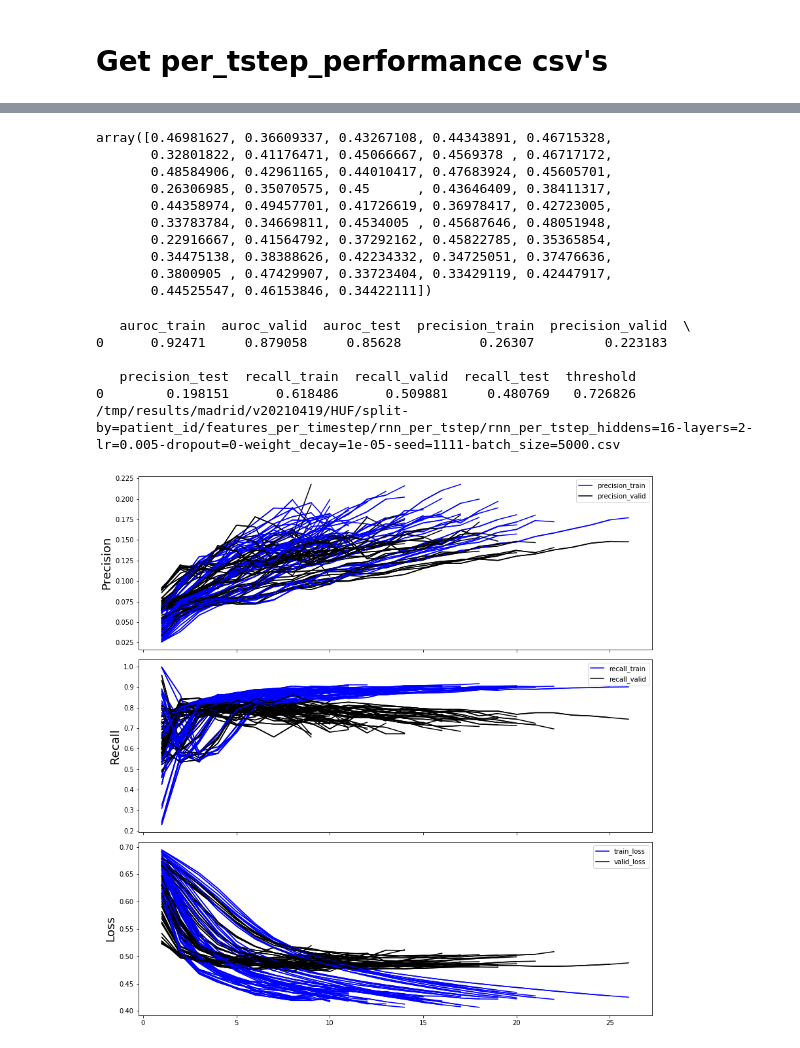
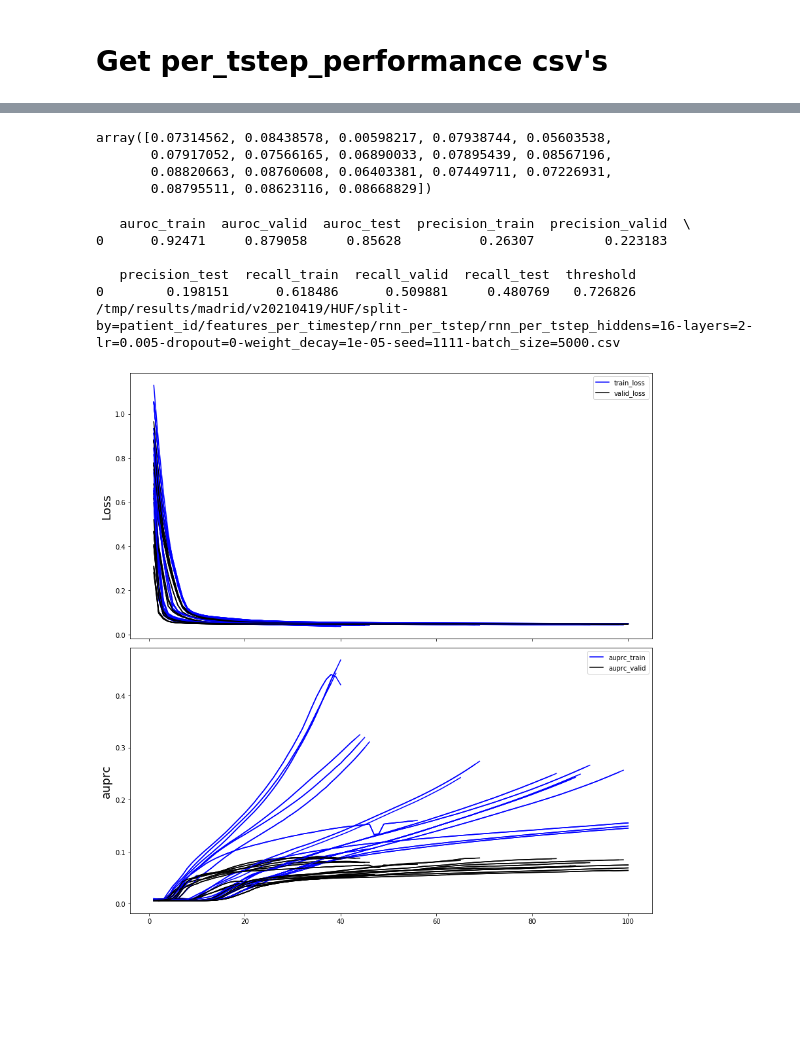
Before and after one commit to tufts-ml/time_series_prediction, a Jupyter notebook: scripts/madrid/notebooks/rnn_debugging_notebook.ipynb, the cells around one changed output, grey strips where cells are left out. Drawn from its saved outputs; the diff is of its cells as text; code cells hidden in the pictures; blank space fills up the shorter version.

```diff
--- a/scripts/madrid/notebooks/rnn_debugging_notebook.ipynb
+++ b/scripts/madrid/notebooks/rnn_debugging_notebook.ipynb
@@ -346,34 +365,33 @@ per_tstep_jsons = glob.glob(os.path.join(per_tstep_dir, 'rnn_per_tstep*.json'))
 #
 precision_train_np = np.zeros(len(per_tstep_csvs))
 recall_train_np = np.zeros(len(per_tstep_csvs))
+auprc_train_np = np.zeros(len(per_tstep_csvs))
 precision_valid_np = np.zeros(len(per_tstep_csvs))
 recall_valid_np = np.zeros(len(per_tstep_csvs))
+auprc_valid_np = np.zeros(len(per_tstep_csvs))
 precision_test_np = np.zeros(len(per_tstep_csvs))
 recall_test_np = np.zeros(len(per_tstep_csvs))
+auprc_test_np = np.zeros(len(per_tstep_csvs))
 
 for i, csv in enumerate(per_tstep_csvs):
     perf_df = pd.read_csv(csv)
-    precision_train_np[i] = perf_df['precision_train']
-    precision_valid_np[i] = perf_df['precision_valid']
-    precision_test_np[i] = perf_df['precision_test']
-    recall_train_np[i] = perf_df['recall_train']
-    recall_valid_np[i] = perf_df['recall_valid']
-    recall_test_np[i] = perf_df['recall_test']
-
+#     precision_train_np[i] = perf_df['precision_train']
+#     precision_valid_np[i] = perf_df['precision_valid']
+#     precision_test_np[i] = perf_df['precision_test']
+#     recall_train_np[i] = perf_df['recall_train']
+#     recall_valid_np[i] = perf_df['recall_valid']
+#     recall_test_np[i] = perf_df['recall_test']
+    auprc_train_np[i] = perf_df['auprc_train']
+    auprc_valid_np[i] = perf_df['auprc_valid']
+    auprc_test_np[i] = perf_df['auprc_test']
 # perf_df
-# %%
-precision_train_np
-# %% [output]
-array([0.46981627, 0.36609337, 0.43267108, 0.44343891, 0.46715328,
-       0.32801822, 0.41176471, 0.45066667, 0.4569378 , 0.46717172,
-       0.48584906, 0.42961165, 0.44010417, 0.47683924, 0.45605701,
-       0.26306985, 0.35070575, 0.45      , 0.43646409, 0.38411317,
-       0.44358974, 0.49457701, 0.41726619, 0.36978417, 0.42723005,
-       0.33783784, 0.34669811, 0.4534005 , 0.45687646, 0.48051948,
-       0.22916667, 0.41564792, 0.37292162, 0.45822785, 0.35365854,
-       0.34475138, 0.38388626, 0.42234332, 0.34725051, 0.37476636,
-       0.3800905 , 0.47429907, 0.33723404, 0.33429119, 0.42447917,
-       0.44525547, 0.46153846, 0.34422111])
+# %%
+auprc_valid_np
+# %% [output]
+array([0.07314562, 0.08438578, 0.00598217, 0.07938744, 0.05603538,
+       0.07917052, 0.07566165, 0.06890033, 0.07895439, 0.08567196,
+       0.08820663, 0.08760608, 0.06403381, 0.07449711, 0.07226931,
+       0.08795511, 0.08623116, 0.08668829])
 # %%
 keep_inds = precision_train_np>=0.25
 precs = precision_valid_np[keep_inds]
@@ -389,47 +407,37 @@ print(csvs[np.argmax(recs)])
 0        0.198151      0.618486      0.509881     0.480769   0.726826
 /tmp/results/madrid/v20210419/HUF/split-by=patient_id/features_per_timestep/rnn_per_tstep/rnn_per_tstep_hiddens=16-layers=2-lr=0.005-dropout=0-weight_decay=1e-05-seed=1111-batch_size=5000.csv
 # %%
-f, axs = plt.subplots(3, 1, figsize=(12,12), sharex=True)
+f, axs = plt.subplots(2, 1, figsize=(12,12), sharex=True)
 
 fontsize=18
 for ii, perf_json in enumerate(per_tstep_jsons):
     perf_df = pd.DataFrame(json.load(open(perf_json)))
     epochs = perf_df['epoch'].values
-    precision_train = perf_df['precision_train'].values
-    precision_valid = perf_df['precision_valid'].values
-#     precision_test = perf_df['precision_test'].values
-    recall_train = perf_df['recall_train'].values
-    recall_valid = perf_df['recall_valid'].values
 
-    loss_train = perf_df['train_loss'].values
-    loss_valid = perf_df['valid_loss'].values
-#     recall_test = perf_df['recall_test'].values
+    try:
+        auprc_train = perf_df['auprc_train'].values
+        auprc_valid = perf_df['auprc_valid'].values
+        loss_train = perf_df['train_loss'].values
+        loss_valid = perf_df['valid_loss'].values
 
-    axs[0].plot(epochs, precision_train, label='precision_train', color='b')
-    axs[0].plot(epochs, precision_valid, label='precision_valid', color='k')
-    axs[0].set_ylabel('Precision', fontsize=fontsize)
+        axs[1].plot(epochs, auprc_train, label='auprc_train', color='b')
+        axs[1].plot(epochs, auprc_valid, label='auprc_valid', color='k')
+        axs[1].set_ylabel('auprc', fontsize=fontsize)
 
-    axs[1].plot(epochs, recall_train, label='recall_train',  color='b')
-    axs[1].plot(epochs, recall_valid, label='recall_valid', color='k')
-    axs[1].set_ylabel('Recall', fontsize=fontsize)
 
-    axs[2].plot(epochs, loss_train, label='train_loss',  color='b')
-    axs[2].plot(epochs, loss_valid, label='valid_loss', color='k')
-    axs[2].set_ylabel('Loss', fontsize=fontsize)
+        axs[0].plot(epochs, loss_train, label='train_loss',  color='b')
+        axs[0].plot(epochs, loss_valid, label='valid_loss', color='k')
+        axs[0].set_ylabel('Loss', fontsize=fontsize)
+    except:
+        continue
 
     if ii==0:
         axs[0].legend()
         axs[1].legend()
-        axs[2].legend()
-
-#     plt.suptitle('Training Plots Across Hyperparameters')
-
-#     axs[2].plot(epochs, precision_test, label='precision_test')
-#     axs[2].plot(epochs, recall_test, label='recall_test')
 
 
 plt.tight_layout()
 f.savefig('HUF_RNN_training_plots.png')
 plt.show()
 # %% [output]
-[figure, old version]
+[figure, new version]
```
Also changed, not shown: parts of 2 cells of this notebook, 18 other files.
